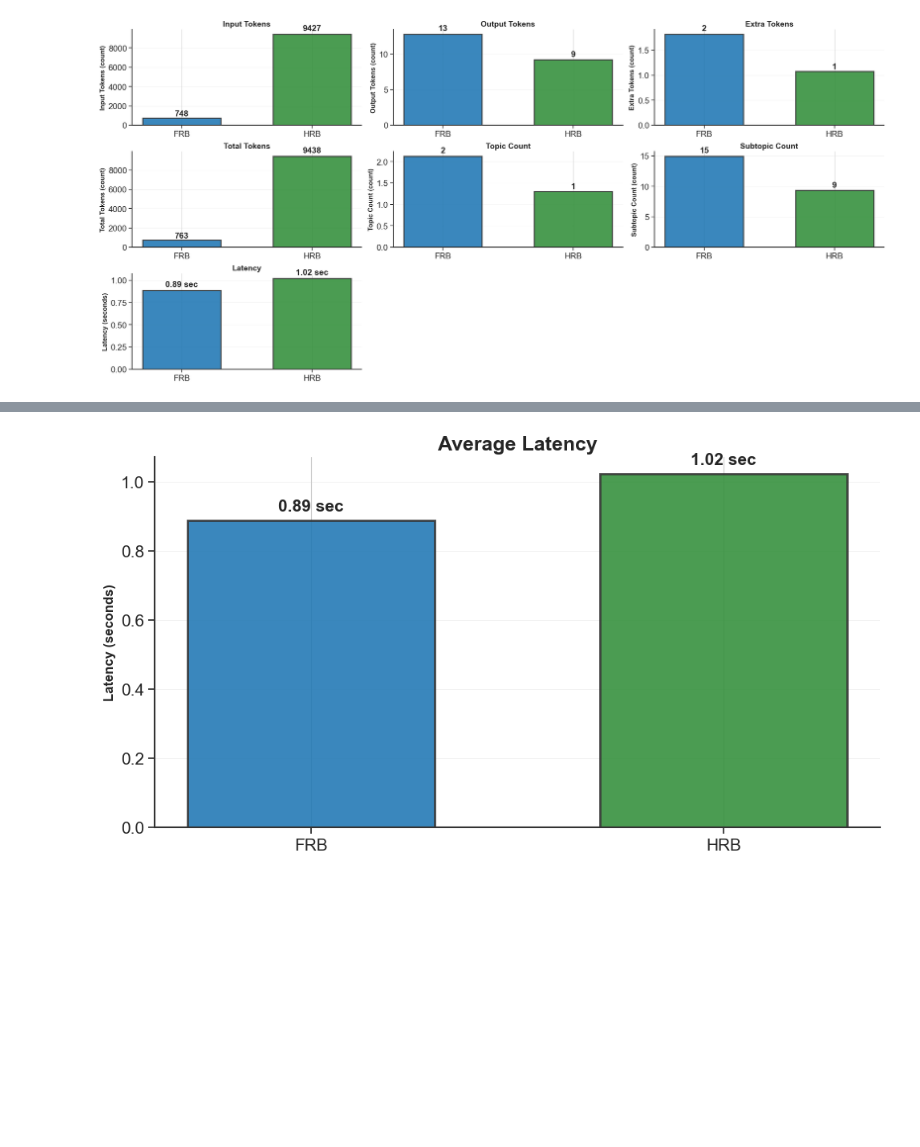
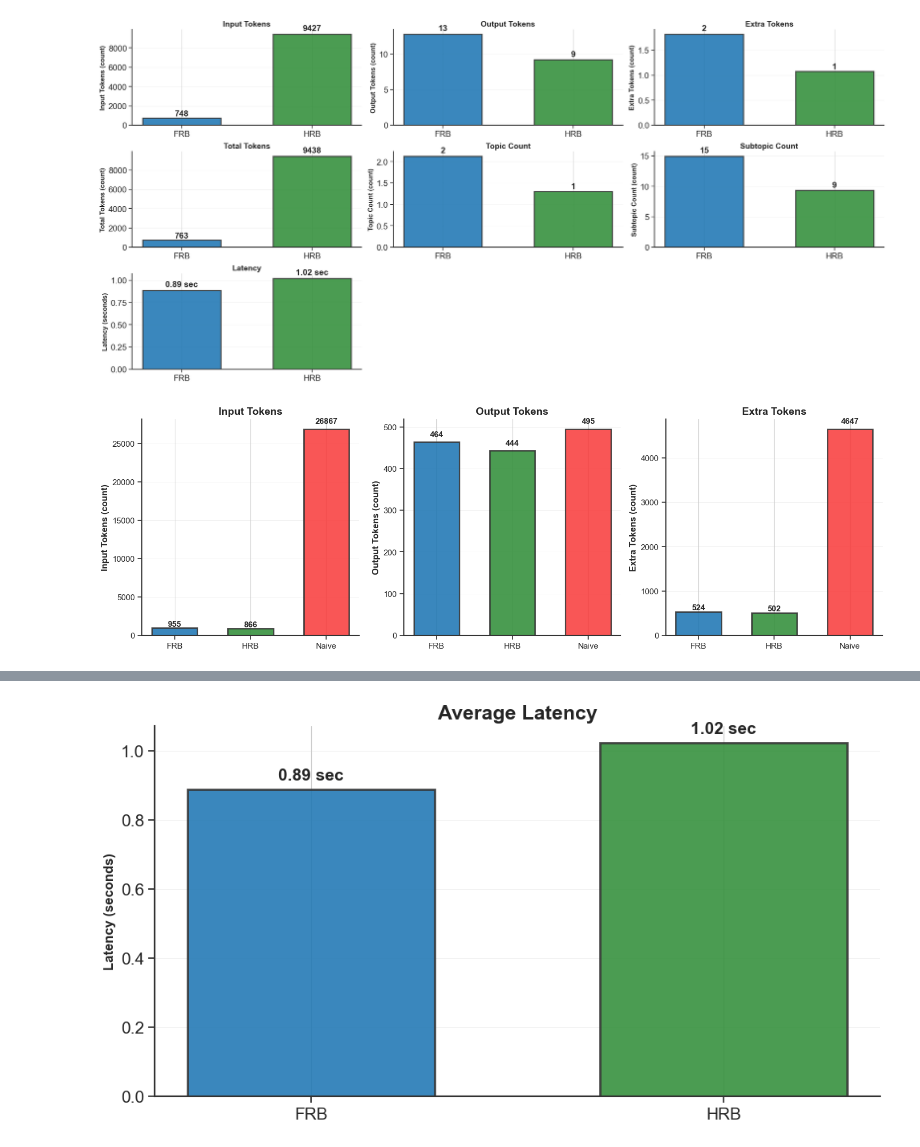
Before and after one commit to andreamurari/TesiMagistrale_NextQuerySuggestion, a Jupyter notebook: GeminiAPI_x_streamlit/token_usage_analysis.ipynb, the cells around one changed output, grey strips where cells are left out. Cells and saved outputs as stored; diff of their text form; code cells hidden in the pictures; blank space fills up the shorter version.

Commit message:
Edit hrb flowchart and add plots for ch6

```diff
--- a/GeminiAPI_x_streamlit/token_usage_analysis.ipynb
+++ b/GeminiAPI_x_streamlit/token_usage_analysis.ipynb
@@ -684,2 +684,81 @@ fig.savefig('../plots/router_metrics_comparison.png', dpi=300, bbox_inches='tigh
 # %% [output]
 [figure]
+# %%
+# Assuming router_usage_df and model_cmap are defined earlier in your script
+metrics_to_plot = ['Input Tokens', 'Output Tokens', 'Extra Tokens']
+
+# 3. Setup dello stile accademico
+plt.rcParams['font.family'] = 'serif'
+plt.rcParams['font.size'] = 11
+plt.rcParams['axes.linewidth'] = 1.5
+plt.rcParams['grid.linewidth'] = 0.8
+plt.style.use('seaborn-v0_8-whitegrid')
+
+# 4. Creazione della griglia di subplots (2 righe, 3 colonne)
+fig, axes = plt.subplots(1, 3, figsize=(15, 5))
+#fig.suptitle('Generator Metrics Comparison', fontsize=22, fontweight='bold', y=0.98)
+
+# Appiattiamo l'array degli assi per iterare più facilmente
+axes = axes.flatten()
+
+# 5. Iterazione su ogni metrica per creare il rispettivo subplot
+for i, metric in enumerate(metrics_to_plot):
+    ax = axes[i]
+
+    bars = ax.bar(
+        generator_usage_df['Model'],
+        generator_usage_df[metric],
+        color=[model_cmap[model] for model in generator_usage_df['Model']],
+        edgecolor='#333333',
+        linewidth=2,
+        alpha=0.88,
+        width=0.6
+    )
+
+    # Identificazione unità di misura
+    is_latency = (metric == 'Latency')
+    ylabel = f'{metric} (seconds)' if is_latency else f'{metric} (count)'
+
+    # Configurazione assi e griglia
+    ax.set_ylabel(ylabel, fontsize=12, fontweight='bold')
+    ax.set_title(metric, fontsize=14, fontweight='bold')
+    ax.grid(axis='y', alpha=0.25, linestyle='-', linewidth=0.7)
+    ax.set_axisbelow(True)
+    ax.tick_params(axis='both', which='major', labelsize=11, length=6, width=1.2)
+
+    # Aggiunta delle etichette dei valori sopra le barre
+    for bar in bars:
+        height = bar.get_height()
+
+        # CORRECTED: Format the text string inside the loop where 'height' exists
+        text_label = f'{height:.2f} sec' if is_latency else f'{height:.0f}'
+
+        ax.text(
+            bar.get_x() + bar.get_width() / 2.,
+            height * 1.02,
+            text_label,
+            ha='center',
+            va='bottom',
+            fontsize=11,
+            fontweight='bold'
+        )
+
+    # Pulizia dei bordi (spines)
+    ax.spines['top'].set_visible(False)
+    ax.spines['right'].set_visible(False)
+    ax.spines['left'].set_linewidth(1.5)
+    ax.spines['bottom'].set_linewidth(1.5)
+    ax.spines['left'].set_color('#333333')
+    ax.spines['bottom'].set_color('#333333')
+
+# Nascondiamo il sesto subplot vuoto
+#axes[5].set_visible(False)
+
+# Layout e visualizzazione
+plt.tight_layout()
+plt.subplots_adjust(top=0.90)
+plt.show()
+
+fig.savefig('../plots/generator_token_metrics_comparison.png', dpi=300, bbox_inches='tight')
+# %% [output]
+[figure, added]
```
Also changed, not shown: parts of 4 cells of this notebook, 3 other files.
